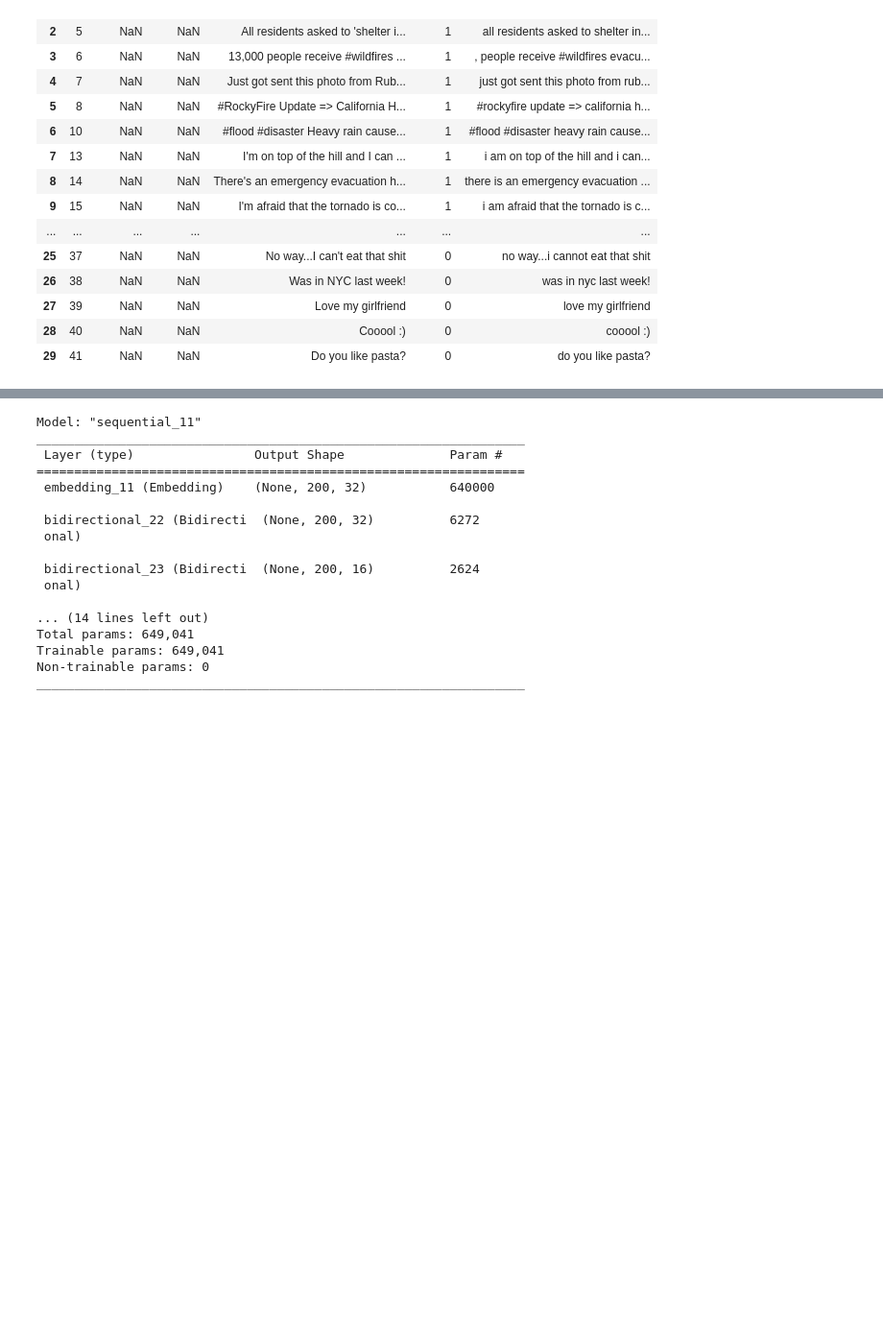
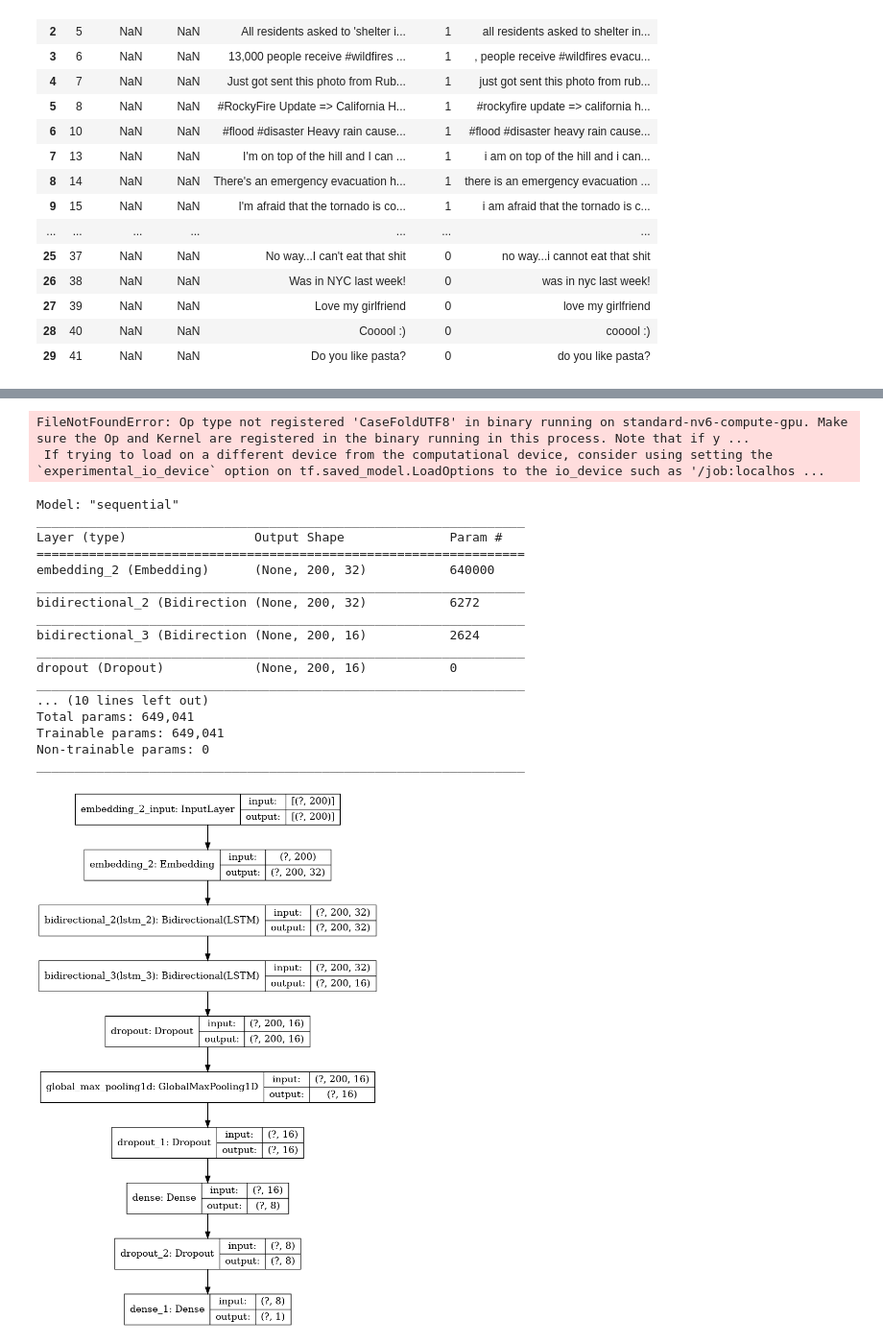
Before and after one commit to LRozeboom/nlp_disaster, a Jupyter notebook: disaster_analysis_tensorflow.ipynb, the cells around one changed output, grey strips where cells are left out. Shown: that part at 96% size. Cells and saved outputs as stored; diff of their text form; code cells hidden in the pictures; blank space fills up the shorter version.

```diff
--- a/disaster_analysis_tensorflow.ipynb
+++ b/disaster_analysis_tensorflow.ipynb
@@ -374,39 +530,50 @@ train_padded=pad_sequences(train_seq,maxlen=max_length, padding=padding_type, tr
 val_seq=tokenizer.texts_to_sequences(xval)
 val_padded=pad_sequences(val_seq,maxlen=max_length, padding=padding_type, truncating=trunc_type)
 # %%
-#layout from https://www.kaggle.com/rakshithanil/tweetsclassification-tensorflow-bert-lstm-gru#3.3-Text-classification-with-GRUs-:
+
+# module_url = "https://tfhub.dev/tensorflow/bert_en_uncased_L-24_H-1024_A-16/1"
+# tfhub_handle_preprocess = 'https://tfhub.dev/tensorflow/bert_en_uncased_preprocess/3'
+
+
+# bert_layer=hub.KerasLayer(module_url, trainable=True, name='BERT')
+# bert_preprocessing=hub.KerasLayer(tfhub_handle_preprocess, trainable=True, name='vectorizing')
+
 
 model=tf.keras.Sequential([
     tf.keras.layers.Embedding(vocab_size,embedding_dim,input_length=max_length,mask_zero=True),
     tf.keras.layers.Bidirectional(tf.keras.layers.LSTM(16,return_sequences=True)),
     tf.keras.layers.Bidirectional(tf.keras.layers.LSTM(8,return_sequences=True)),
-
     tf.keras.layers.Dropout(0.2),
     tf.keras.layers.GlobalMaxPool1D(),
-    tf.keras.layers.Dropout(0.5),
+    tf.keras.layers.Dropout(0.2),
     tf.keras.layers.Dense(8, activation='relu'),
     tf.keras.layers.Dropout(0.2),
     tf.keras.layers.Dense(1)
 ])
 model.compile(loss='binary_crossentropy',optimizer='adam',metrics=['accuracy'])
+# %% [output]
+FileNotFoundError: Op type not registered 'CaseFoldUTF8' in binary running on standard-nv6-compute-gpu. Make sure the Op and Kernel are registered in the binary running in this process. Note that if y ...
+ If trying to load on a different device from the computational device, consider using setting the `experimental_io_device` option on tf.saved_model.LoadOptions to the io_device such as '/job:localhos ...
-# %%
-model.summary()
-# %% [output]
-Model: "sequential_11"
-_________________________________________________________________
- Layer (type)                Output Shape              Param #
-=================================================================
- embedding_11 (Embedding)    (None, 200, 32)           640000
-
- bidirectional_22 (Bidirecti  (None, 200, 32)          6272
- onal)
-
- bidirectional_23 (Bidirecti  (None, 200, 16)          2624
- onal)
-
-... (14 lines left out)
-Total params: 649,041
-Trainable params: 649,041
-Non-trainable params: 0
-_________________________________________________________________
+# %%
+model.summary()
+tf.keras.utils.plot_model(model, show_shapes=True)
+# %% [output]
+Model: "sequential"
+_________________________________________________________________
+Layer (type)                 Output Shape              Param #
+=================================================================
+embedding_2 (Embedding)      (None, 200, 32)           640000
+_________________________________________________________________
+bidirectional_2 (Bidirection (None, 200, 32)           6272
+_________________________________________________________________
+bidirectional_3 (Bidirection (None, 200, 16)           2624
+_________________________________________________________________
+dropout (Dropout)            (None, 200, 16)           0
+_________________________________________________________________
+... (10 lines left out)
+Total params: 649,041
+Trainable params: 649,041
+Non-trainable params: 0
+_________________________________________________________________
+[figure, added]
 # %%
```
Also changed, not shown: parts of 13 cells of this notebook.
